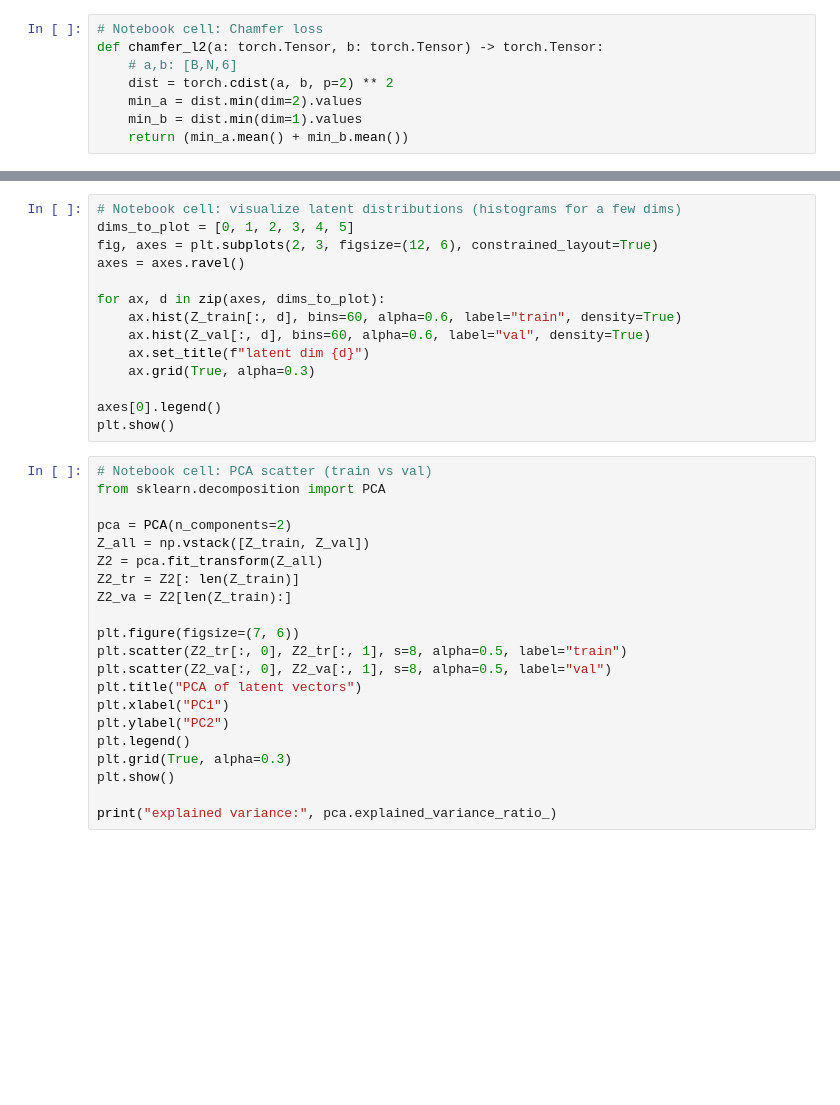
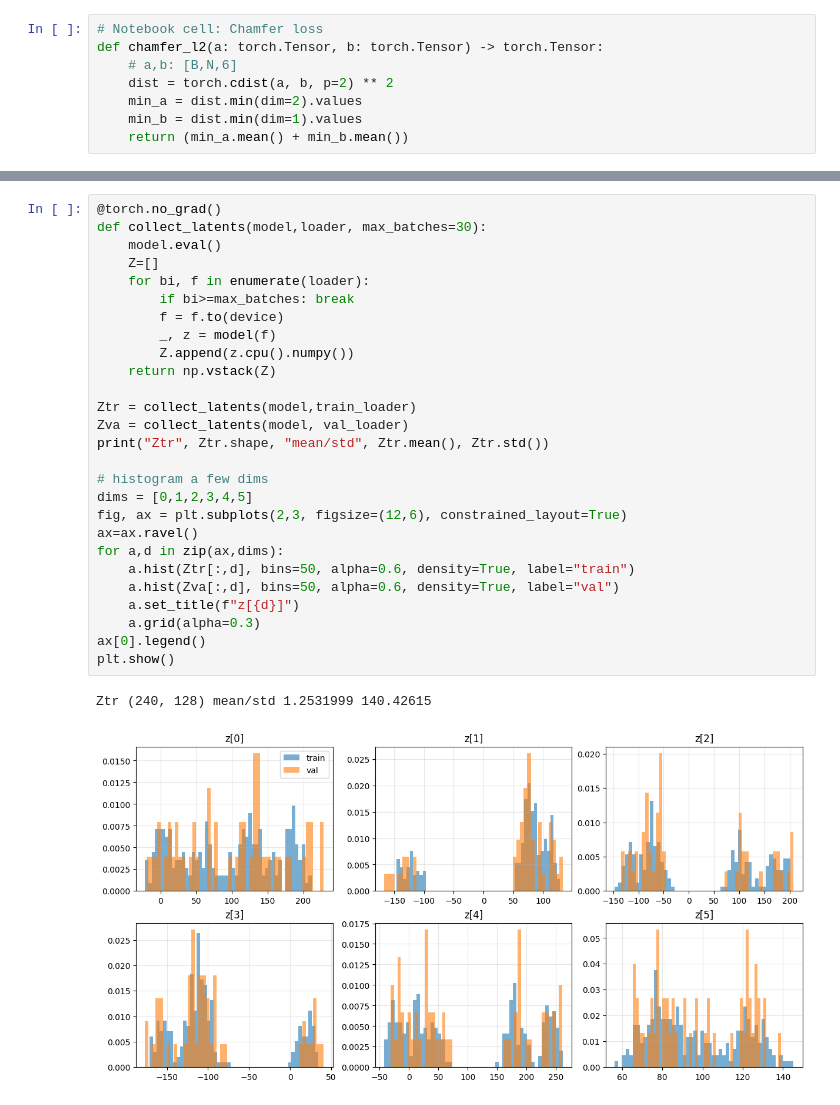
Before and after one commit to SantiagoM1227/ML4CollEffects, a Jupyter notebook: notebooks/40_Neural_Operators/Neural_FNO_xsuite_encoder_decoder.ipynb, the cells around one changed output, grey strips where cells are left out. Saved outputs shown, nothing was run; the diff lists cells and outputs as text; blank space fills up the shorter version.

Commit message:
training for auto encoder

```diff
--- a/notebooks/40_Neural_Operators/Neural_FNO_xsuite_encoder_decoder.ipynb
+++ b/notebooks/40_Neural_Operators/Neural_FNO_xsuite_encoder_decoder.ipynb
@@ -195,35 +253,30 @@ print("Z_val  :", Z_val.shape, "mean/std:", Z_val.mean(), Z_val.std())
-# %%
-# Notebook cell: visualize latent distributions (histograms for a few dims)
-dims_to_plot = [0, 1, 2, 3, 4, 5]
-fig, axes = plt.subplots(2, 3, figsize=(12, 6), constrained_layout=True)
-axes = axes.ravel()
-
-for ax, d in zip(axes, dims_to_plot):
-    ax.hist(Z_train[:, d], bins=60, alpha=0.6, label="train", density=True)
-    ax.hist(Z_val[:, d], bins=60, alpha=0.6, label="val", density=True)
-    ax.set_title(f"latent dim {d}")
-    ax.grid(True, alpha=0.3)
-
-axes[0].legend()
-plt.show()
-# %%
-# Notebook cell: PCA scatter (train vs val)
-from sklearn.decomposition import PCA
-
-pca = PCA(n_components=2)
-Z_all = np.vstack([Z_train, Z_val])
-Z2 = pca.fit_transform(Z_all)
-Z2_tr = Z2[: len(Z_train)]
-Z2_va = Z2[len(Z_train):]
-
-plt.figure(figsize=(7, 6))
-plt.scatter(Z2_tr[:, 0], Z2_tr[:, 1], s=8, alpha=0.5, label="train")
-plt.scatter(Z2_va[:, 0], Z2_va[:, 1], s=8, alpha=0.5, label="val")
-plt.title("PCA of latent vectors")
-plt.xlabel("PC1")
-plt.ylabel("PC2")
-plt.legend()
-plt.grid(True, alpha=0.3)
-plt.show()
-
-print("explained variance:", pca.explained_variance_ratio_)
+# %%
+@torch.no_grad()
+def collect_latents(model,loader, max_batches=30):
+    model.eval()
+    Z=[]
+    for bi, f in enumerate(loader):
+        if bi>=max_batches: break
+        f = f.to(device)
+        _, z = model(f)
+        Z.append(z.cpu().numpy())
+    return np.vstack(Z)
+
+Ztr = collect_latents(model,train_loader)
+Zva = collect_latents(model, val_loader)
+print("Ztr", Ztr.shape, "mean/std", Ztr.mean(), Ztr.std())
+
+# histogram a few dims
+dims = [0,1,2,3,4,5]
+fig, ax = plt.subplots(2,3, figsize=(12,6), constrained_layout=True)
+ax=ax.ravel()
+for a,d in zip(ax,dims):
+    a.hist(Ztr[:,d], bins=50, alpha=0.6, density=True, label="train")
+    a.hist(Zva[:,d], bins=50, alpha=0.6, density=True, label="val")
+    a.set_title(f"z[{d}]")
+    a.grid(alpha=0.3)
+ax[0].legend()
+plt.show()
+# %% [output]
+Ztr (240, 128) mean/std 1.2531999 140.42615
+[figure, added]
```
Also changed, not shown: parts of 19 cells of this notebook, 3 other files.
